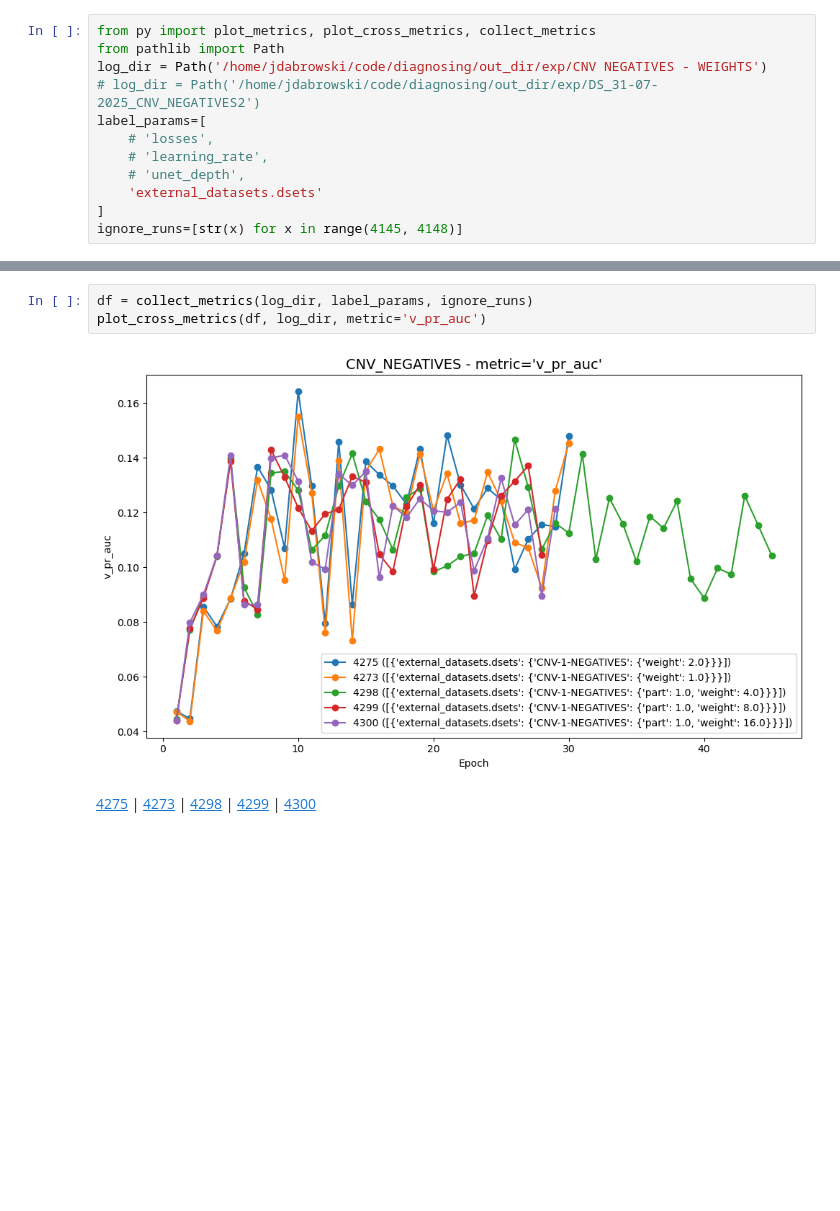
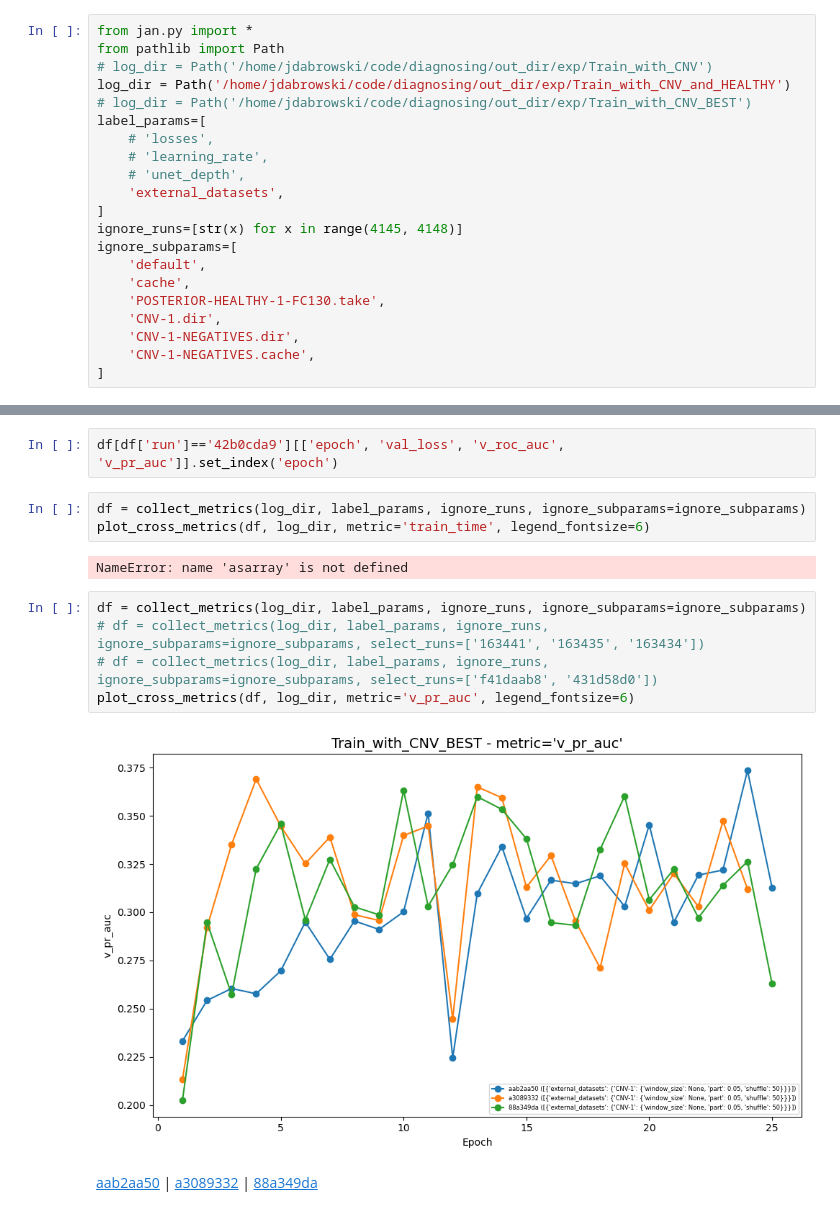
Before and after one commit to zuberek/jans_utils, a Jupyter notebook: py/notebooks/plot_metrics.ipynb, the cells around one changed output, grey strips where cells are left out. Drawn from its saved outputs; the diff is of its cells as text; blank space fills up the shorter version.

```diff
--- a/py/notebooks/plot_metrics.ipynb
+++ b/py/notebooks/plot_metrics.ipynb
@@ -1,12 +1,21 @@
 # %%
-from py import plot_metrics, plot_cross_metrics, collect_metrics
+from jan.py import *
 from pathlib import Path
-log_dir = Path('/home/jdabrowski/code/diagnosing/out_dir/exp/CNV NEGATIVES - WEIGHTS')
-# log_dir = Path('/home/jdabrowski/code/diagnosing/out_dir/exp/DS_31-07-2025_CNV_NEGATIVES2')
+# log_dir = Path('/home/jdabrowski/code/diagnosing/out_dir/exp/Train_with_CNV')
+log_dir = Path('/home/jdabrowski/code/diagnosing/out_dir/exp/Train_with_CNV_and_HEALTHY')
+# log_dir = Path('/home/jdabrowski/code/diagnosing/out_dir/exp/Train_with_CNV_BEST')
 label_params=[
     # 'losses',
     # 'learning_rate',
     # 'unet_depth',
-    'external_datasets.dsets'
+    'external_datasets',
 ]
 ignore_runs=[str(x) for x in range(4145, 4148)]
+ignore_subparams=[
+    'default',
+    'cache',
+    'POSTERIOR-HEALTHY-1-FC130.take',
+    'CNV-1.dir',
+    'CNV-1-NEGATIVES.dir',
+    'CNV-1-NEGATIVES.cache',
+]
@@ -26,7 +31,16 @@ df.drop(columns=['epoch', 'run_labels']).groupby('run').agg(['mean'])
+# %%
+df[df['run']=='42b0cda9'][['epoch', 'val_loss', 'v_roc_auc', 'v_pr_auc']].set_index('epoch')
+# %%
+df = collect_metrics(log_dir, label_params, ignore_runs, ignore_subparams=ignore_subparams)
+plot_cross_metrics(df, log_dir, metric='train_time', legend_fontsize=6)
+# %% [output]
+NameError: name 'asarray' is not defined
 # %%
-df = collect_metrics(log_dir, label_params, ignore_runs)
-plot_cross_metrics(df, log_dir, metric='v_pr_auc')
+df = collect_metrics(log_dir, label_params, ignore_runs, ignore_subparams=ignore_subparams)
+# df = collect_metrics(log_dir, label_params, ignore_runs, ignore_subparams=ignore_subparams, select_runs=['163441', '163435', '163434'])
+# df = collect_metrics(log_dir, label_params, ignore_runs, ignore_subparams=ignore_subparams, select_runs=['f41daab8', '431d58d0'])
+plot_cross_metrics(df, log_dir, metric='v_pr_auc', legend_fontsize=6)
 # %% [output]
-[figure, old version]
+[figure, new version]
-4275 | 4273 | 4298 | 4299 | 4300
+aab2aa50 | a3089332 | 88a349da
 # %%
```
Also changed, not shown: parts of 3 cells of this notebook, 15 other files.
